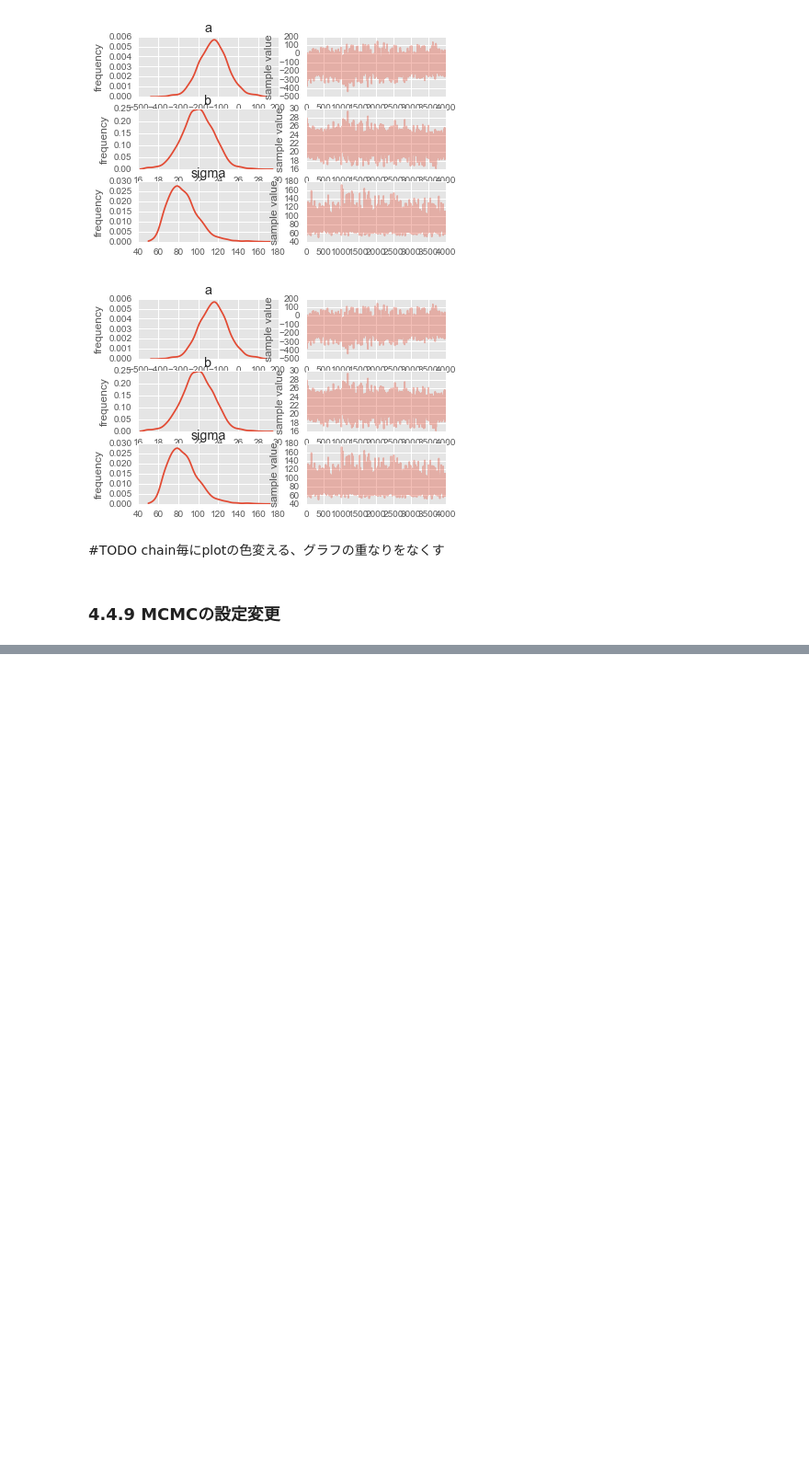
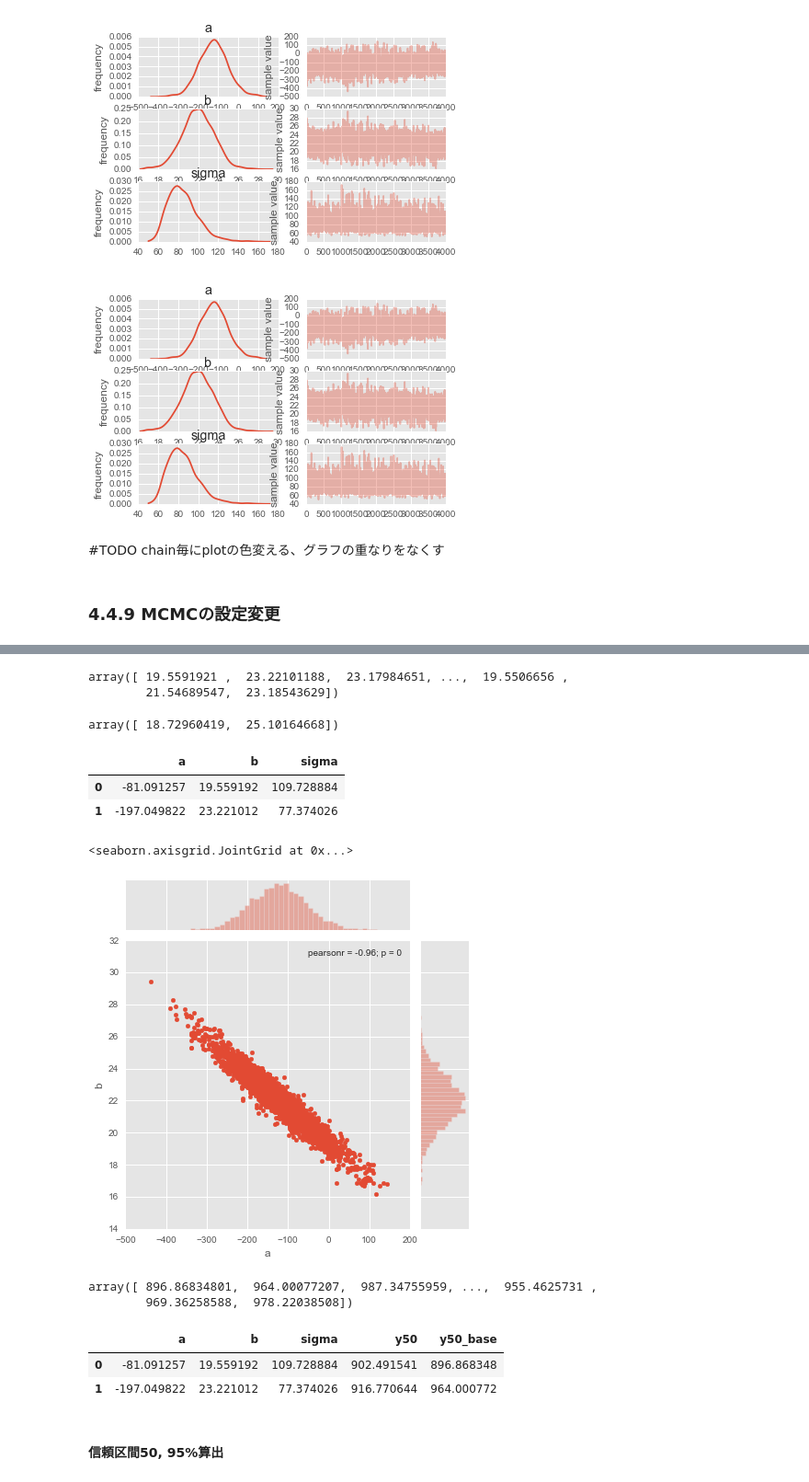
Before and after one commit to hmj/r-stan-stats-modeling-in-python, a Jupyter notebook: chap04/ohnishi/chapter4.ipynb, the cells around one changed output, grey strips where cells are left out. Shown at 92% size. Cells and saved outputs as stored; diff of their text form; code cells hidden in the pictures; blank space fills up the shorter version.

```diff
--- a/chap04/ohnishi/chapter4.ipynb
+++ b/chap04/ohnishi/chapter4.ipynb
@@ -155,0 +159,24 @@ with open("tmp/4-4-9stanmodel.model", "wb") as f:
+# %%
+ms = fit.extract()
+# %%
+ms["b"] # warmup期間はあらかじめ取り除き、MCMCサンプルを混ぜて並び替えたもの
+# %% [output]
+array([ 19.5591921 ,  23.22101188,  23.17984651, ...,  19.5506656 ,
+        21.54689547,  23.18543629])
+# %%
+np.percentile(ms["b"],[2.5,97.5])
+# %% [output]
+array([ 18.72960419,  25.10164668])
+# %%
+d_mcmc = pd.DataFrame({"a":ms["a"], "b":ms["b"], "sigma":ms["sigma"]})
+# %%
+d_mcmc.head(2)
+# %% [output]
+|  | a | b | sigma |
+| 0 | -81.091257 | 19.559192 | 109.728884 |
+| 1 | -197.049822 | 23.221012 | 77.374026 |
+# %%
+sns.jointplot(x="a", y="b",data=d_mcmc)
+# %% [output]
+<seaborn.axisgrid.JointGrid at 0x...>
+[figure, added]
@@ -155,0 +186,5 @@ with open("tmp/4-4-9stanmodel.model", "wb") as f:
+# %%
+y50_base
+# %% [output]
+array([ 896.86834801,  964.00077207,  987.34755959, ...,  955.4625731 ,
+        969.36258588,  978.22038508])
@@ -155,0 +195,8 @@ with open("tmp/4-4-9stanmodel.model", "wb") as f:
+# %%
+d_mcmc.head(2)
+# %% [output]
+|  | a | b | sigma | y50 | y50_base |
+| 0 | -81.091257 | 19.559192 | 109.728884 | 902.491541 | 896.868348 |
+| 1 | -197.049822 | 23.221012 | 77.374026 | 916.770644 | 964.000772 |
+# %% [markdown]
+#### 信頼区間50, 95%算出
```
Also changed, not shown: parts of 25 cells of this notebook, 2 other files.
